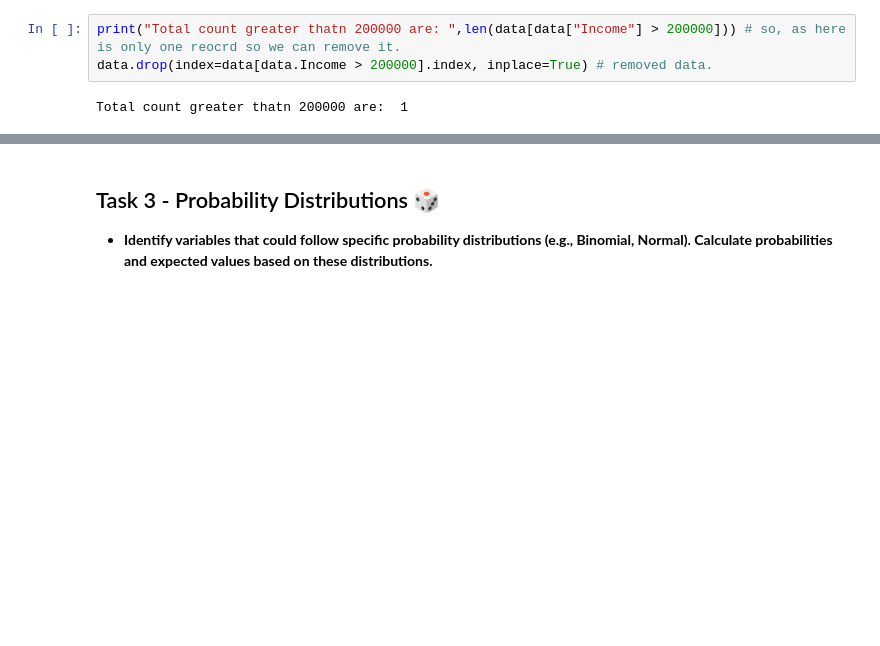
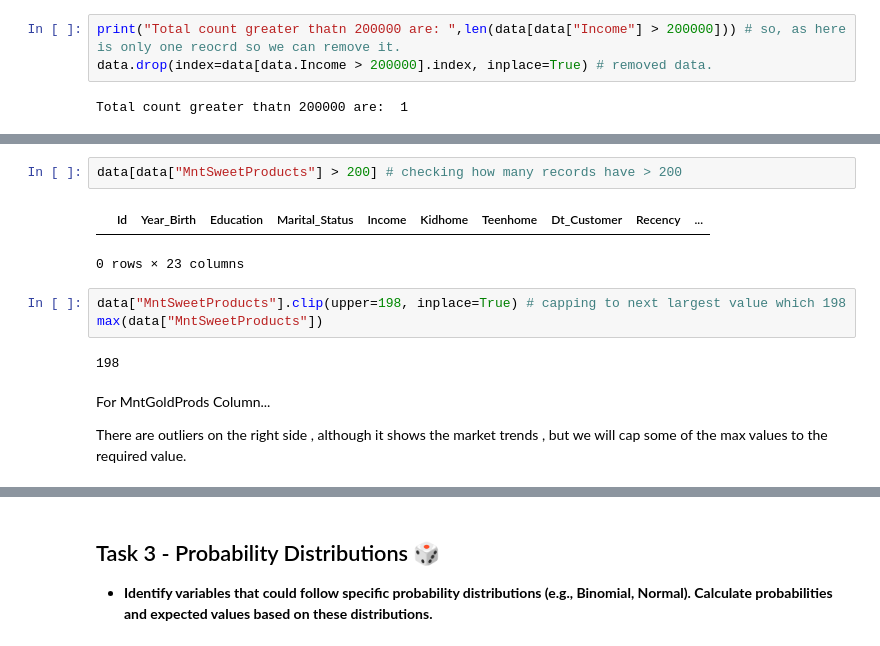
Before and after one commit to tripathimanoj/probality_mid_course_assisment, a Jupyter notebook: applied_statistics_project.ipynb, the cells around one changed output, grey strips where cells are left out. Saved outputs shown, nothing was run; the diff lists cells and outputs as text; blank space fills up the shorter version.

Commit message:
task2 outliers handlled

```diff
--- a/applied_statistics_project.ipynb
+++ b/applied_statistics_project.ipynb
@@ -529,0 +577,14 @@ For MntMeatProducts Column...<br>
+# %%
+data[data["MntSweetProducts"] > 200] # checking how many records have > 200
+# %% [output]
+|  | Id | Year_Birth | Education | Marital_Status | Income | Kidhome | Teenhome | Dt_Customer | Recency | ... |
+0 rows × 23 columns
+# %%
+data["MntSweetProducts"].clip(upper=198, inplace=True) # capping to next largest value which 198
+max(data["MntSweetProducts"])
+# %% [output]
+198
+# %% [markdown]
+For MntGoldProds Column...<br>
+
+There are outliers on the right side , although it shows the market trends , but we will cap some of the max values to the required value.
```
Also changed, not shown: parts of 11 cells of this notebook.
